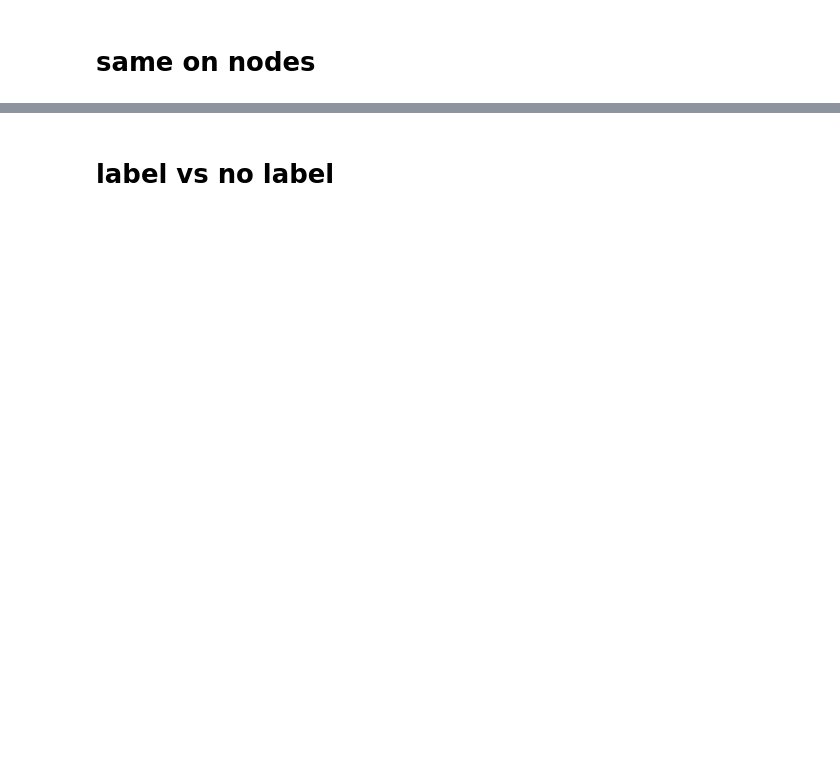
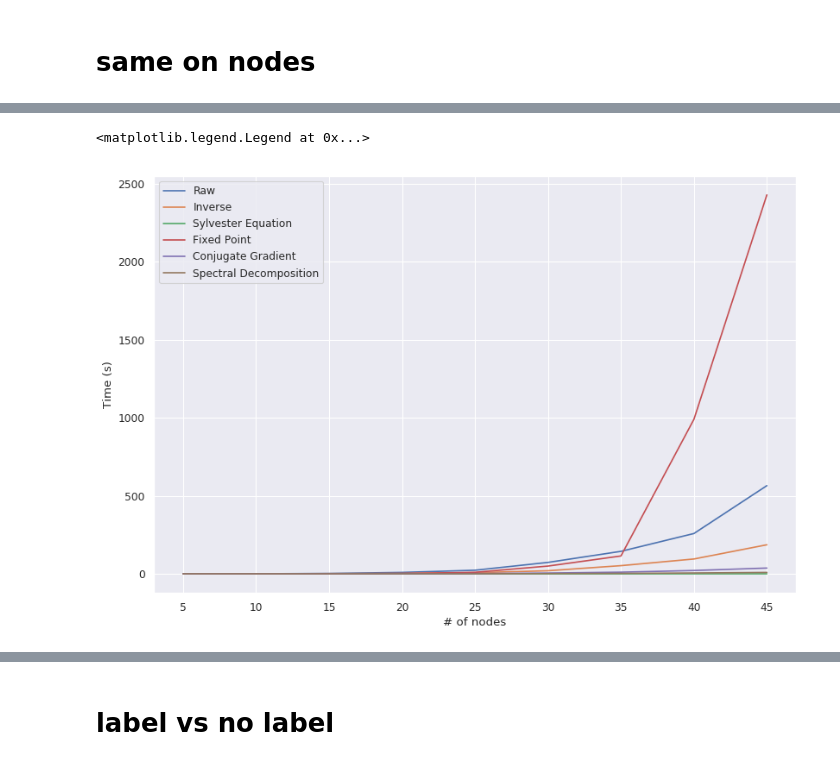
Before and after one commit to leoandeol/graph-kernels, a Jupyter notebook: tests.ipynb, the cells around one changed output, grey strips where cells are left out. Saved outputs shown, nothing was run; the diff lists cells and outputs as text; code cells hidden in the pictures; blank space fills up the shorter version.

```diff
--- a/tests.ipynb
+++ b/tests.ipynb
@@ -490,0 +539,14 @@ plt.legend()
+# %%
+plt.figure(num=None, figsize=(12,8), dpi=80, facecolor='w', edgecolor='k')
+plt.plot(xs,t_raw,label="Raw")
+plt.plot(xs,t_inv,label="Inverse")
+plt.plot(xs,t_syl,label="Sylvester Equation")
+plt.plot(xs,t_fix,label="Fixed Point")
+plt.plot(xs,t_conj,label="Conjugate Gradient")
+plt.plot(xs,t_spec,label="Spectral Decomposition")
+plt.xlabel('# of nodes')
+plt.ylabel('Time (s)')
+plt.legend()
+# %% [output]
+<matplotlib.legend.Legend at 0x...>
+[figure, added]
```
Also changed, not shown: parts of 16 cells of this notebook, 8 other files.
